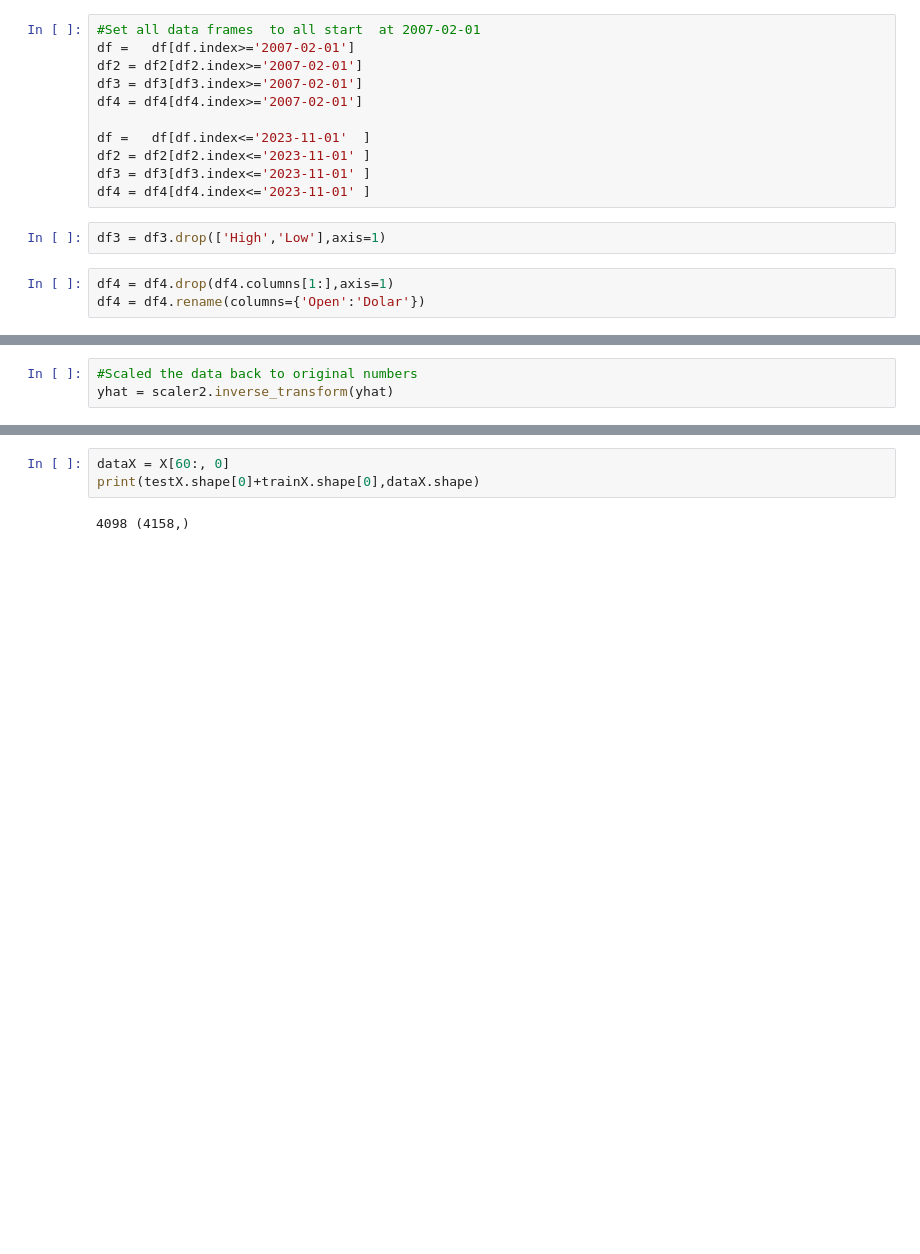
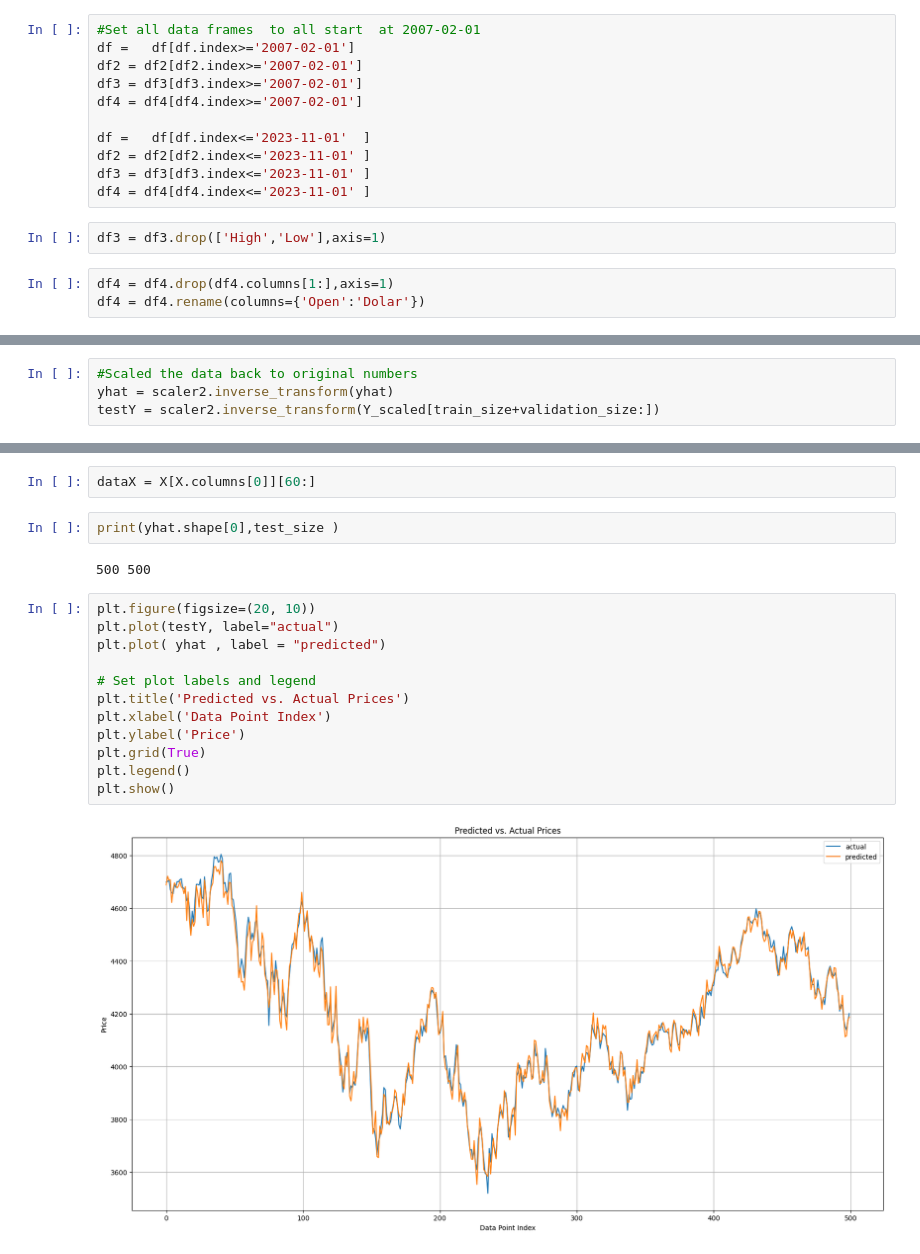
Before and after one commit to PietroC21/LSTM_StockPrediction, a Jupyter notebook: Stock.ipynb, the cells around one changed output, grey strips where cells are left out. Saved outputs shown, nothing was run; the diff lists cells and outputs as text; blank space fills up the shorter version.

```diff
--- a/Stock.ipynb
+++ b/Stock.ipynb
@@ -173,3 +222,4 @@ yhat = model.predict(testX)
 # %%
 #Scaled the data back to original numbers
 yhat = scaler2.inverse_transform(yhat)
+testY = scaler2.inverse_transform(Y_scaled[train_size+validation_size:])
@@ -200,8 +276,23 @@ plt.show()
-# %%
-dataX = X[60:, 0]
-print(testX.shape[0]+trainX.shape[0],dataX.shape)
-# %% [output]
-4098 (4158,)
+# %%
+dataX = X[X.columns[0]][60:]
+# %%
+print(yhat.shape[0],test_size )
+# %% [output]
+500 500
+# %%
+plt.figure(figsize=(20, 10))
+plt.plot(testY, label="actual")
+plt.plot( yhat , label = "predicted")
+
+# Set plot labels and legend
+plt.title('Predicted vs. Actual Prices')
+plt.xlabel('Data Point Index')
+plt.ylabel('Price')
+plt.grid(True)
+plt.legend()
+plt.show()
+# %% [output]
+[figure, added]
 # %%
 plt.figure(figsize=(20, 10))
 plt.plot(range(60,X.shape[0]), dataX, label="actual")
```
Also changed, not shown: parts of 27 cells of this notebook, 2 other files.
